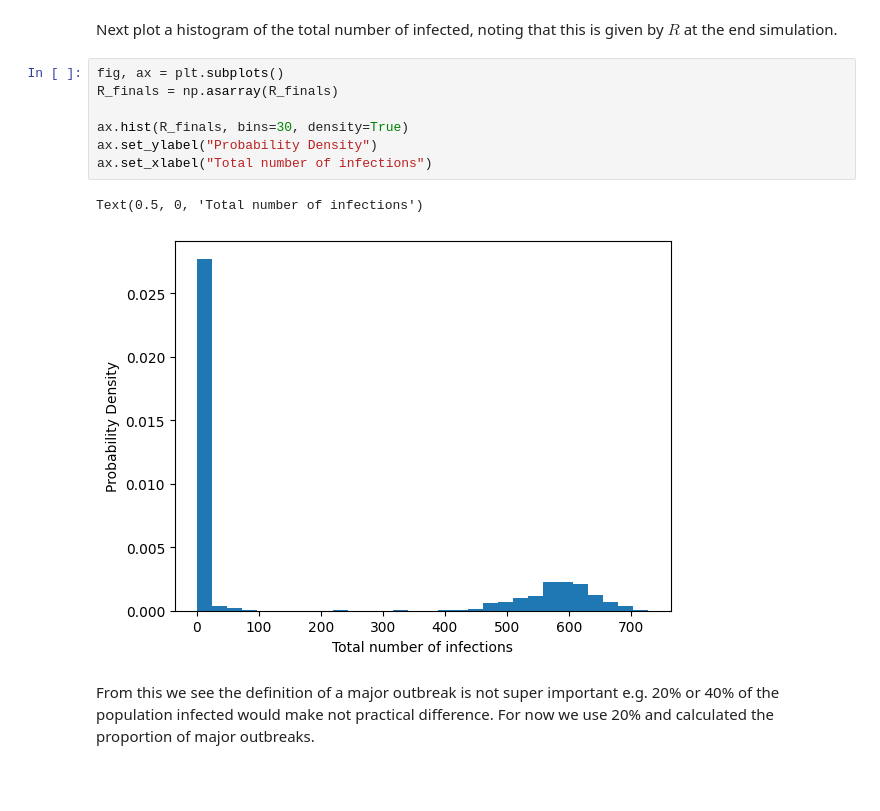
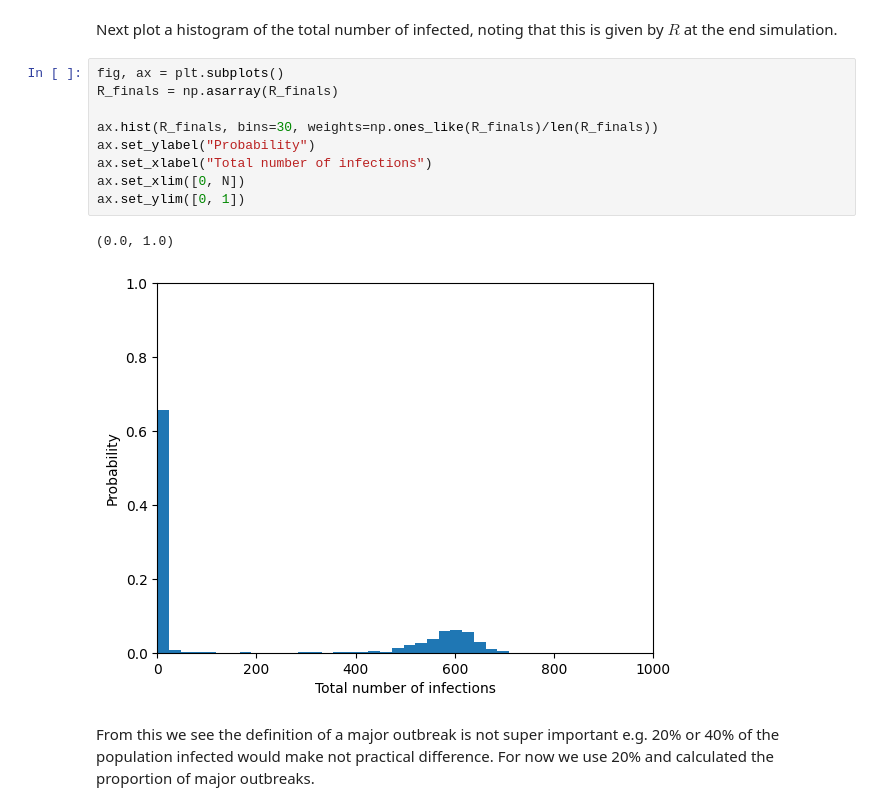
Before and after one commit to j-bowhay/Branching-Process-Models, a Jupyter notebook: notebooks/week1.ipynb, the cells around one changed output. Drawn from its saved outputs; the diff is of its cells as text; blank space fills up the shorter version.

Commit message:
add update histogram

```diff
--- a/notebooks/week1.ipynb
+++ b/notebooks/week1.ipynb
@@ -54,13 +54,15 @@ Next plot a histogram of the total number of infected, noting that this is given
 # %%
 fig, ax = plt.subplots()
 R_finals = np.asarray(R_finals)
 
-ax.hist(R_finals, bins=30, density=True)
-ax.set_ylabel("Probability Density")
+ax.hist(R_finals, bins=30, weights=np.ones_like(R_finals)/len(R_finals))
+ax.set_ylabel("Probability")
 ax.set_xlabel("Total number of infections")
+ax.set_xlim([0, N])
+ax.set_ylim([0, 1])
 # %% [output]
-Text(0.5, 0, 'Total number of infections')
+(0.0, 1.0)
-[figure, old version]
+[figure, new version]
 # %% [markdown]
 From this we see the definition of a major outbreak is not super important e.g. 20% or 40% of the population infected would make not practical difference. For now we use 20% and calculated the proportion of major outbreaks.
 # %%
```
